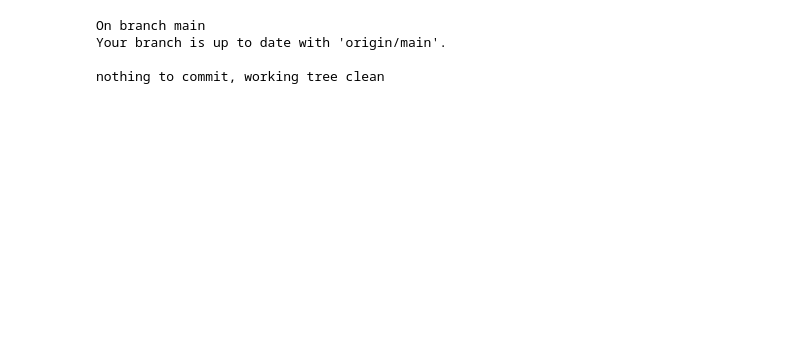
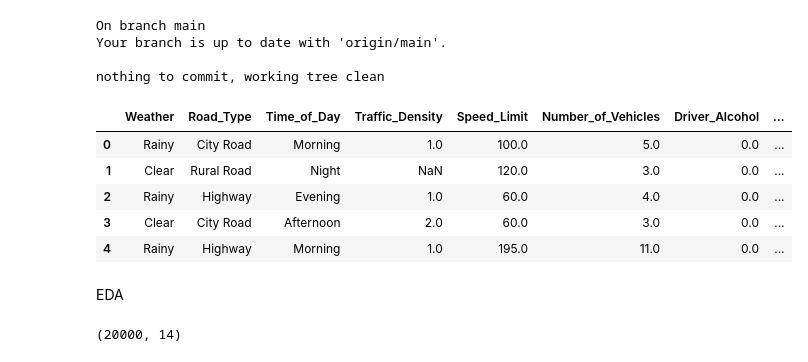
Before and after one commit to Anupampal1992/Group-Project, a Jupyter notebook: Traffic_Accident.ipynb, the cells around one changed output. Drawn from its saved outputs; the diff is of its cells as text; code cells hidden in the pictures; blank space fills up the shorter version.

```diff
--- a/Traffic_Accident.ipynb
+++ b/Traffic_Accident.ipynb
@@ -48,0 +53,16 @@ from sklearn.metrics import confusion_matrix, classification_report, roc_curve,
+# %%
+df=pd.read_csv('Traffic Accident Severity Predictor Dataset.csv')  #Loading the data from Github
+df.head(5)
+# %% [output]
+|  | Weather | Road_Type | Time_of_Day | Traffic_Density | Speed_Limit | Number_of_Vehicles | Driver_Alcohol | ... |
+| 0 | Rainy | City Road | Morning | 1.0 | 100.0 | 5.0 | 0.0 | ... |
+| 1 | Clear | Rural Road | Night | NaN | 120.0 | 3.0 | 0.0 | ... |
+| 2 | Rainy | Highway | Evening | 1.0 | 60.0 | 4.0 | 0.0 | ... |
+| 3 | Clear | City Road | Afternoon | 2.0 | 60.0 | 3.0 | 0.0 | ... |
+| 4 | Rainy | Highway | Morning | 1.0 | 195.0 | 11.0 | 0.0 | ... |
+# %% [markdown]
+EDA
+# %%
+df.shape
+# %% [output]
+(20000, 14)
```
Also changed, not shown: parts of 21 cells of this notebook.
